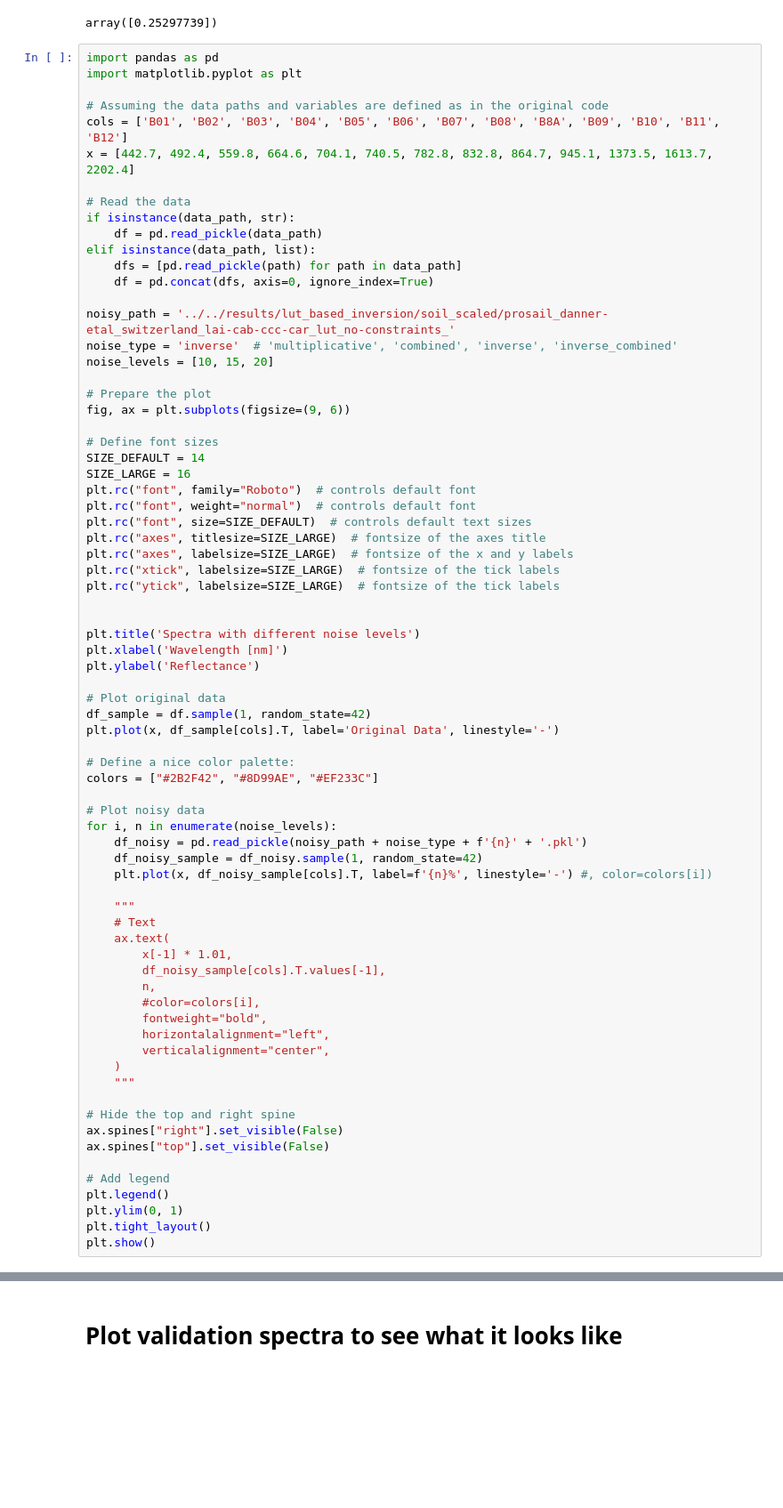
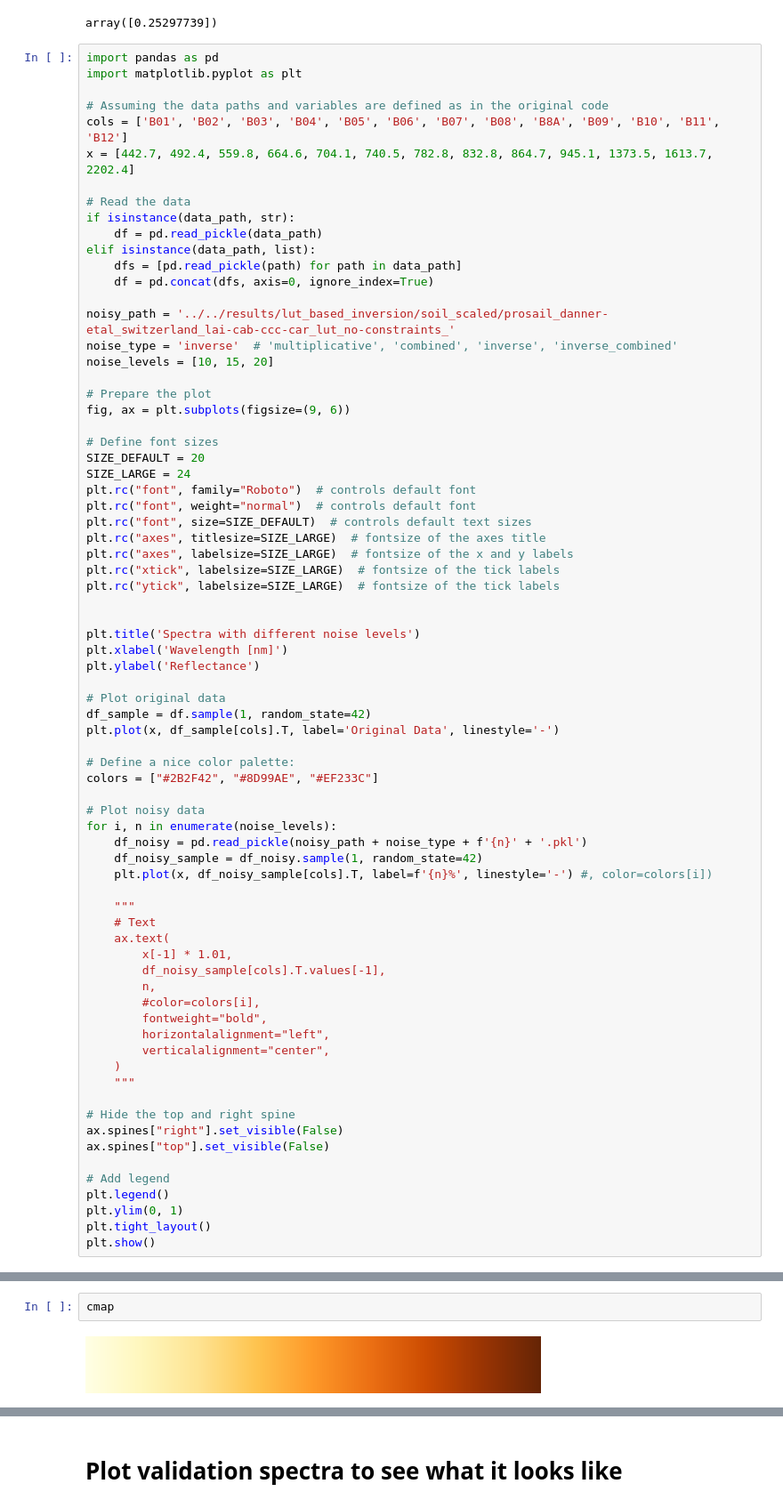
Before and after one commit to EOA-team/RTMinv_ML, a Jupyter notebook: notebooks/noise.ipynb, the cells around one changed output, grey strips where cells are left out. Shown at 89% size. Cells and saved outputs as stored; diff of their text form; blank space fills up the shorter version.

```diff
--- a/notebooks/noise.ipynb
+++ b/notebooks/noise.ipynb
@@ -119,8 +119,8 @@ noise_levels = [10, 15, 20]
 fig, ax = plt.subplots(figsize=(9, 6))
 
 # Define font sizes
-SIZE_DEFAULT = 14
-SIZE_LARGE = 16
+SIZE_DEFAULT = 20
+SIZE_LARGE = 24
 plt.rc("font", family="Roboto")  # controls default font
 plt.rc("font", weight="normal")  # controls default font
 plt.rc("font", size=SIZE_DEFAULT)  # controls default text sizes
@@ -173,0 +176,4 @@ plt.show()
+# %%
+cmap
+# %% [output]
+[figure, added]
```
Also changed, not shown: parts of 6 cells of this notebook.
